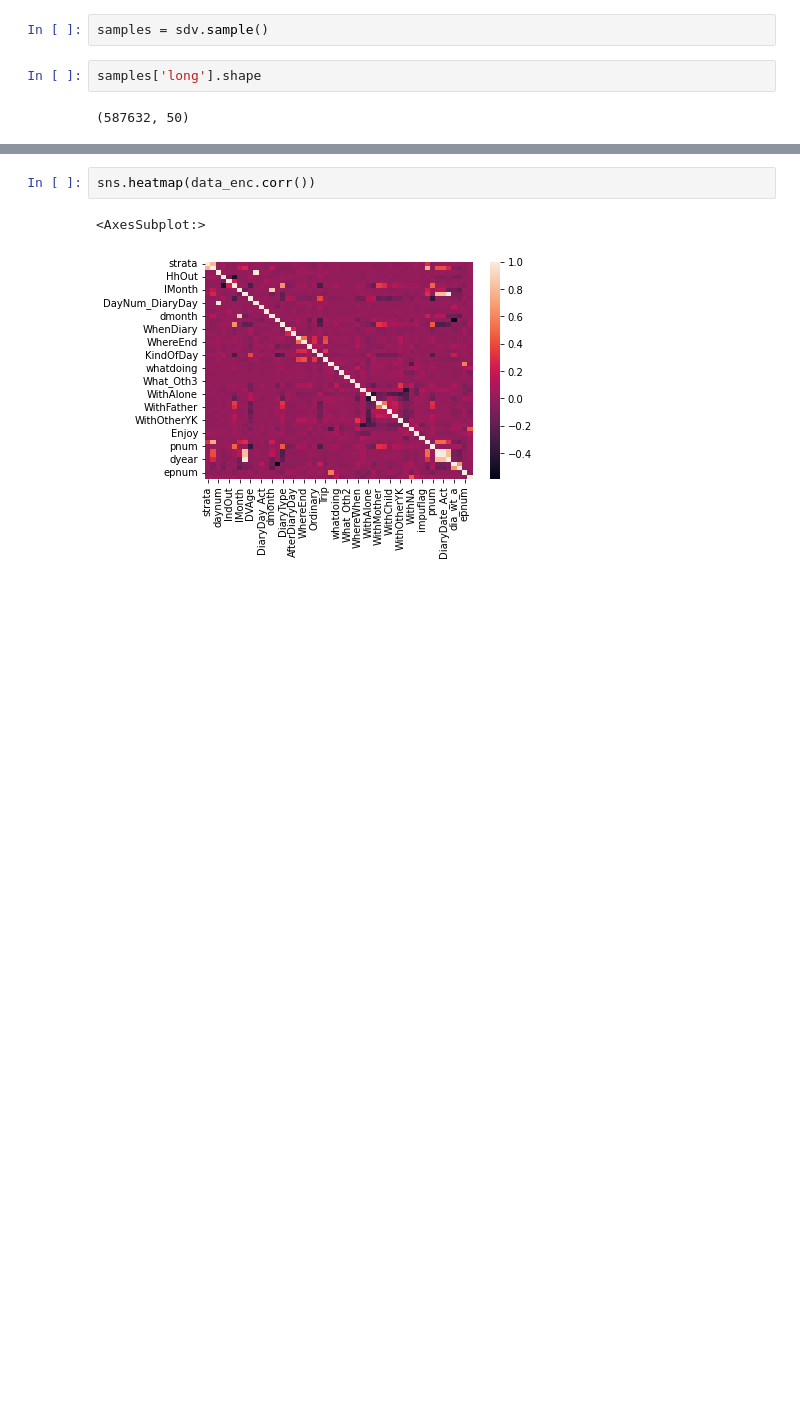
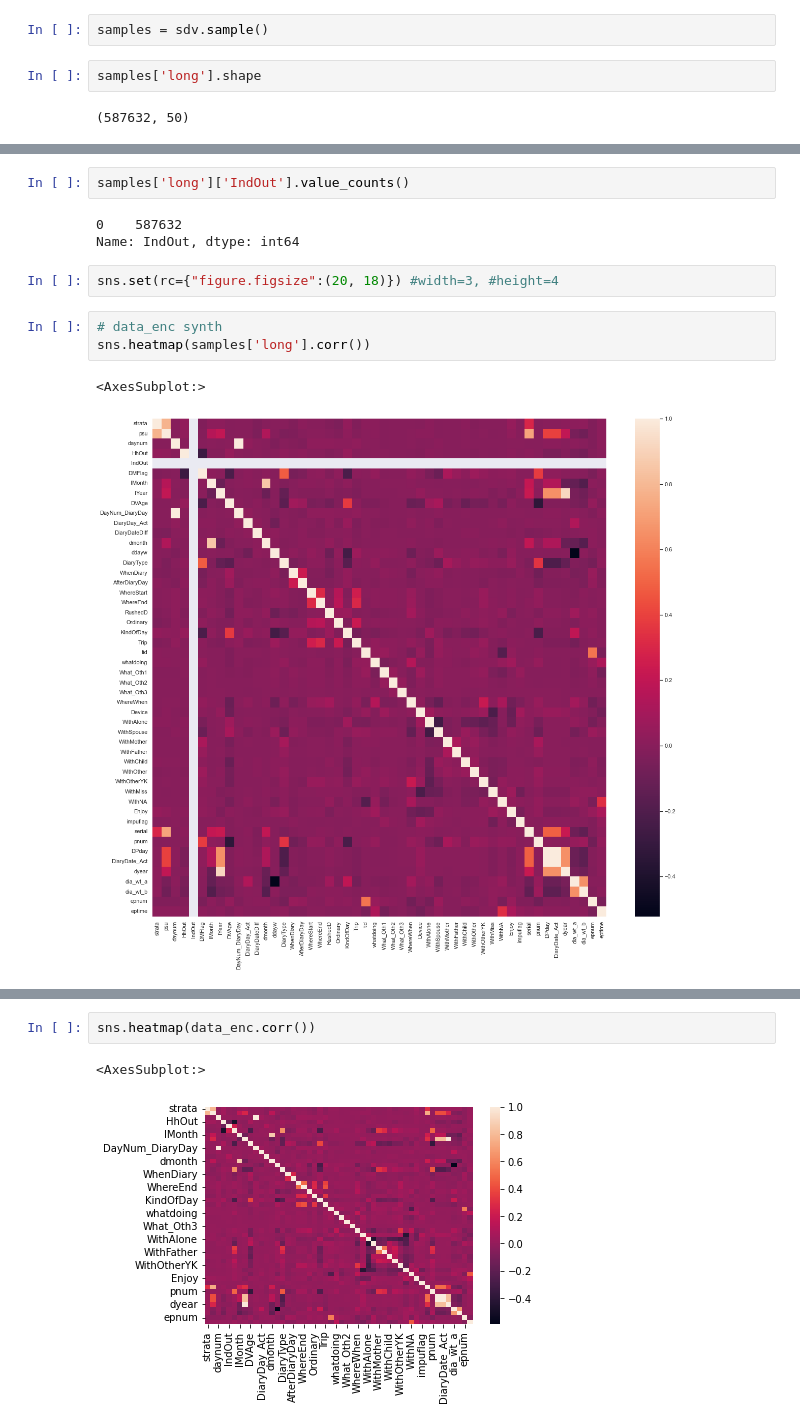
Before and after one commit to roshan-pandey/synthetic-data-gen, a Jupyter notebook: src/synth-data-svd.ipynb, the cells around one changed output, grey strips where cells are left out. Saved outputs shown, nothing was run; the diff lists cells and outputs as text; blank space fills up the shorter version.

```diff
--- a/src/synth-data-svd.ipynb
+++ b/src/synth-data-svd.ipynb
@@ -52,3 +124,16 @@ samples['long'].head()
+# %%
+samples['long']['IndOut'].value_counts()
+# %% [output]
+0    587632
+Name: IndOut, dtype: int64
+# %%
+sns.set(rc={"figure.figsize":(20, 18)}) #width=3, #height=4
+# %%
+# data_enc synth
+sns.heatmap(samples['long'].corr())
+# %% [output]
+<AxesSubplot:>
+[figure, added]
 # %%
 sns.heatmap(samples['long'].corr())
 # %% [output]
```
Also changed, not shown: parts of 11 cells of this notebook.
